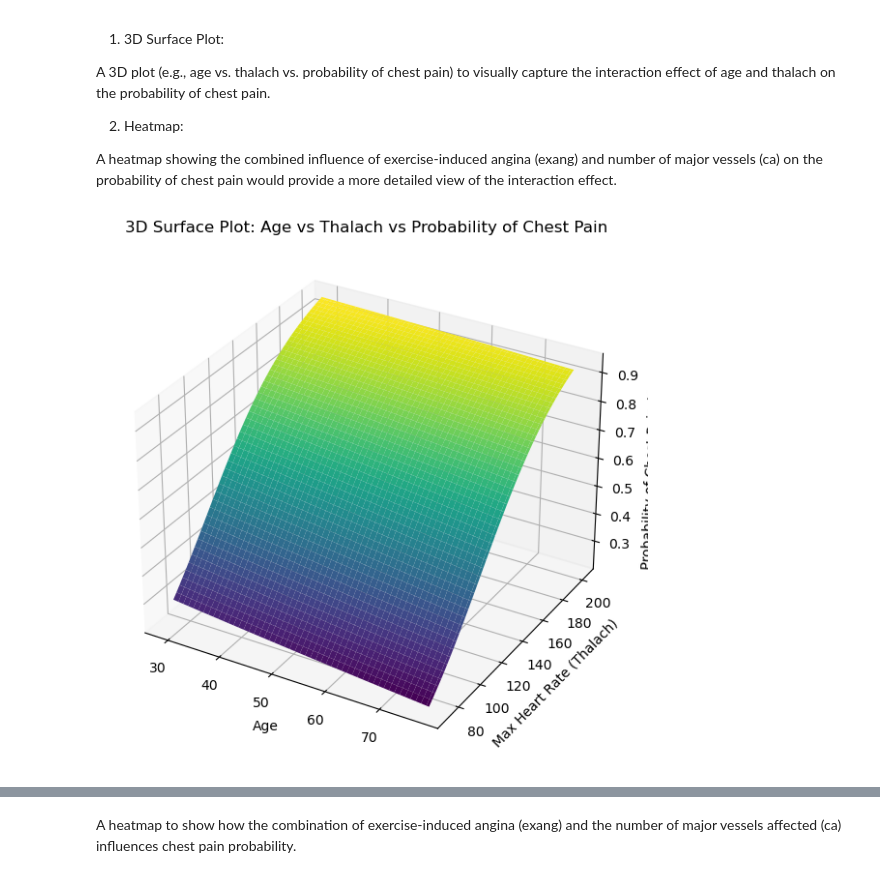
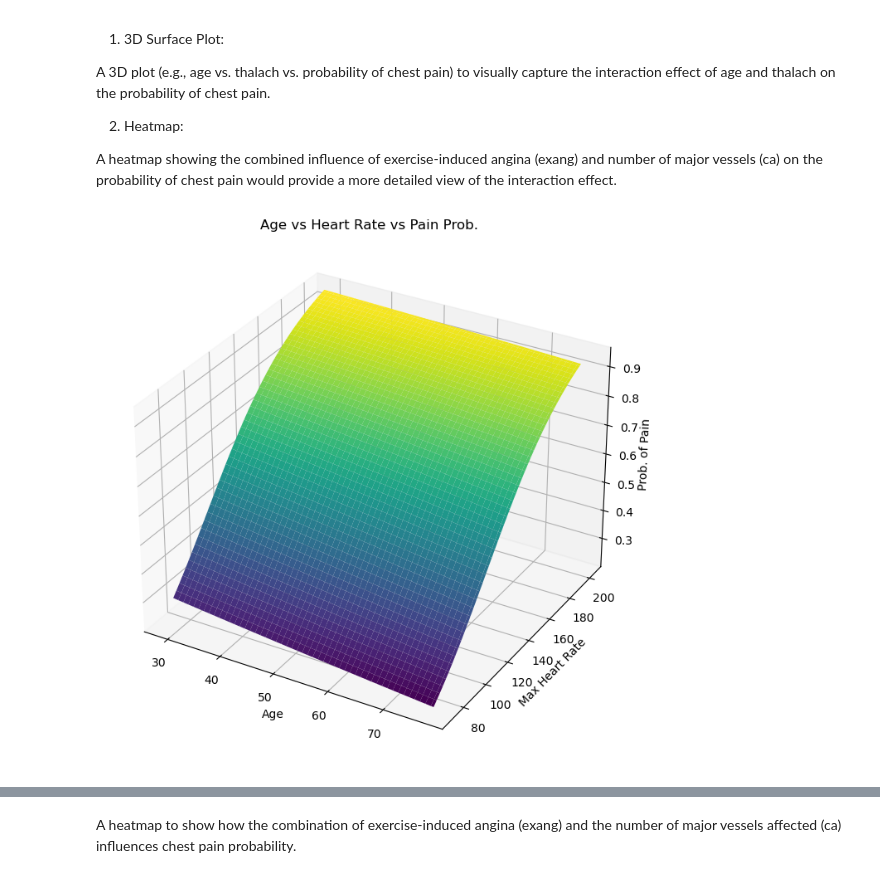
Before and after one commit to dallen91801/Heart-Disease-Analysis, a Jupyter notebook: Heart_Disease_updated.ipynb, the cells around one changed output, grey strips where cells are left out. Drawn from its saved outputs; the diff is of its cells as text; code cells hidden in the pictures.

Commit message:
Add or update Heart_Disease_updated.ipynb in allen branch

```diff
--- a/Heart_Disease_updated.ipynb
+++ b/Heart_Disease_updated.ipynb
@@ -240,38 +240,43 @@ X = data[['age', 'thalach', 'exang', 'ca']]
 y = data['target']
 
 # Fit a logistic regression model
 logreg = LogisticRegression()
 logreg.fit(X, y)
 
 # Create a grid of age and thalach values
 age_vals = np.linspace(X['age'].min(), X['age'].max(), 100)
 thalach_vals = np.linspace(X['thalach'].min(), X['thalach'].max(), 100)
 age_grid, thalach_grid = np.meshgrid(age_vals, thalach_vals)
 
 # Create a DataFrame for the meshgrid, keeping other features constant (e.g., exang=0, ca=0)
 mesh_df = pd.DataFrame({
     'age': age_grid.ravel(),
     'thalach': thalach_grid.ravel(),
     'exang': np.zeros_like(age_grid.ravel()),  # exang = 0 as an example
     'ca': np.zeros_like(age_grid.ravel())  # ca = 0 as an example
 })
 
 # Predict the probability of chest pain for each combination of age and thalach
 probs = logreg.predict_proba(mesh_df)[:, 1]
 
 # Reshape predictions back to grid shape
 probs_grid = probs.reshape(age_grid.shape)
 
 # Plot 3D surface
-fig = plt.figure(figsize=(10, 7))
+fig = plt.figure(figsize=(12, 8))
 ax = fig.add_subplot(111, projection='3d')
-ax.plot_surface(age_grid, thalach_grid, probs_grid, cmap='viridis')
+surf = ax.plot_surface(age_grid, thalach_grid, probs_grid, cmap='viridis')
 
-ax.set_xlabel('Age')
-ax.set_ylabel('Max Heart Rate (Thalach)')
-ax.set_zlabel('Probability of Chest Pain (Angina)')
-ax.set_title('3D Surface Plot: Age vs Thalach vs Probability of Chest Pain')
+# Minimal label visibility
+ax.set_xlabel('Age', labelpad=1)
+ax.set_ylabel('Max Heart Rate', labelpad=1)
+ax.set_zlabel('Prob. of Pain', labelpad=0)
+ax.set_title('Age vs Heart Rate vs Pain Prob.', pad=2)
+
+# Adjusted plot layout
+plt.subplots_adjust(left=0.1, right=0.9, top=0.9, bottom=0.1)
+
 plt.show()
 # %% [output]
-[figure, old version]
+[figure, new version]
 # %% [markdown]
```
Also changed, not shown: parts of 3 cells of this notebook.
